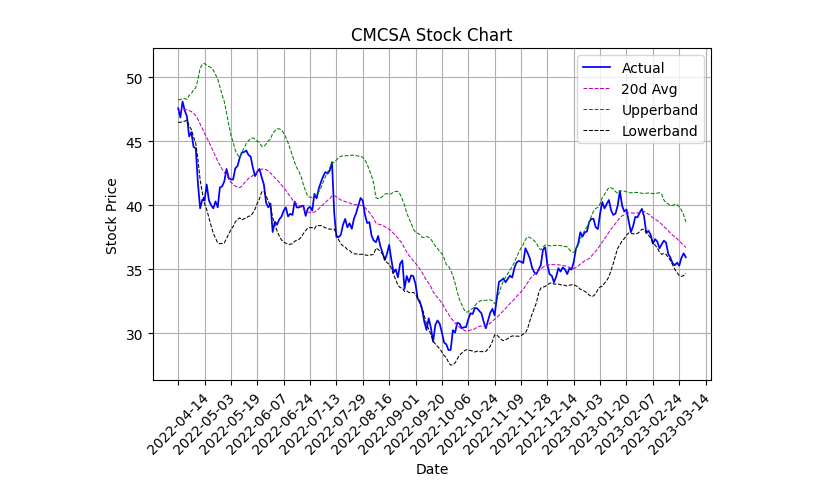
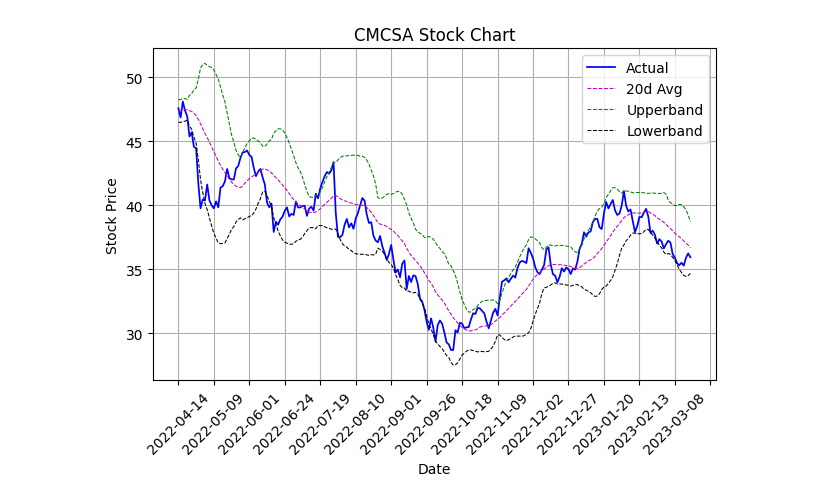
Before and after one commit to geoffpatton/dsci-521-project, a Jupyter notebook: prediction.ipynb, the cells around one changed output. Saved outputs shown, nothing was run; the diff lists cells and outputs as text; code cells hidden in the pictures.

Commit message:
Updated comcast chart

```diff
--- a/prediction.ipynb
+++ b/prediction.ipynb
@@ -160,28 +160,28 @@ Mean Poisson Deviance          0.004025769830353292
 # %%
 ticker_symbol = 'CMCSA'
 
 tech_indicators_csv_file_path = './data/technical_indicators.csv'
 
 all_stock_df = pd.read_csv(tech_indicators_csv_file_path, header = 0)
 
 stock_technical_df = all_stock_df[all_stock_df['symbol'] == ticker_symbol].drop('symbol', axis = 1).sort_values(by=['unix_time'])
 
 ax = plt.axes()
 ax.grid()
 ax.set(xlabel='Date', ylabel='Stock Price', title=ticker_symbol + ' Stock Chart')
 
 ax.plot(stock_technical_df['date'], stock_technical_df['close'], label='Actual', c='b', linewidth=1.25)
 ax.plot(stock_technical_df['date'], stock_technical_df['middleband'], label='20d Avg', c='m', linewidth=.75, linestyle = 'dashed')
 ax.plot(stock_technical_df['date'], stock_technical_df['upperband'], label='Upperband', c='g', linewidth=.75, linestyle = 'dashed')
 ax.plot(stock_technical_df['date'], stock_technical_df['lowerband'], label='Lowerband', c='k', linewidth=.75, linestyle = 'dashed')
 
-ax.xaxis.set_major_locator(mticker. MultipleLocator(12))
+ax.xaxis.set_major_locator(mticker. MultipleLocator(16))
 
 for tick in ax.get_xticklabels():
     tick.set_rotation(45)
 
 plt.tight_layout()
 plt.legend()
 plt.show()
 # %% [output]
-[figure, old version]
+[figure, new version]
```
Also changed, not shown: parts of 2 cells of this notebook, 4 other files.
